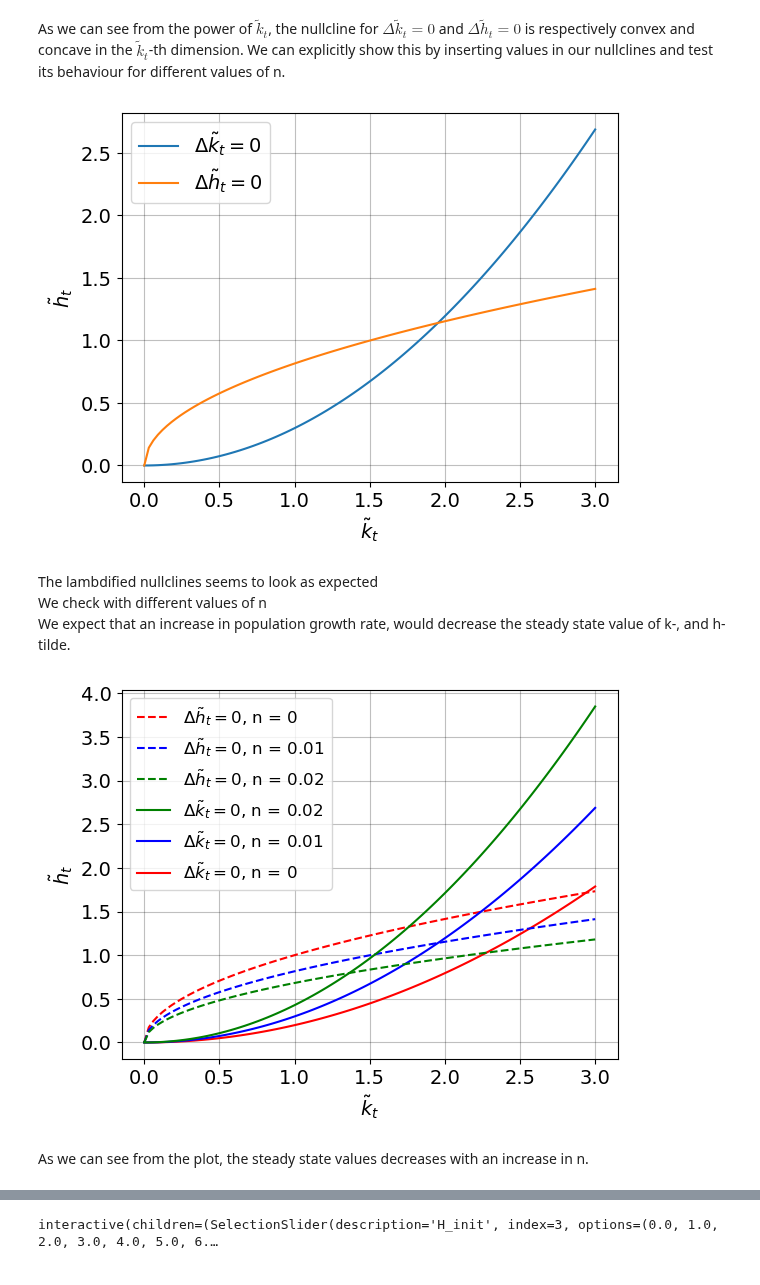
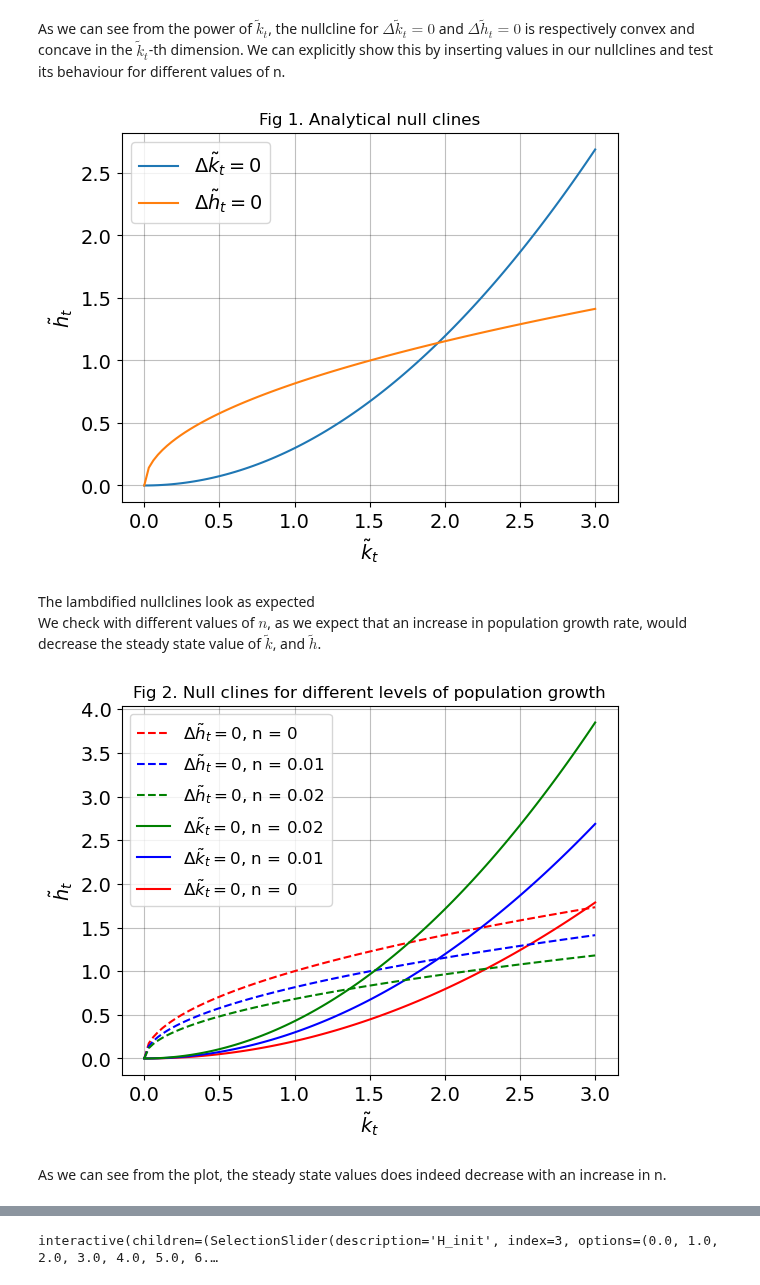
Before and after one commit to NumEconCopenhagen/projects-2023-scb, a Jupyter notebook: modelproject/modelproject.ipynb, the cells around one changed output, grey strips where cells are left out. Saved outputs shown, nothing was run; the diff lists cells and outputs as text; code cells hidden in the pictures.

```diff
--- a/modelproject/modelproject.ipynb
+++ b/modelproject/modelproject.ipynb
@@ -125,20 +128,20 @@ null_h_val = null_h_func(k_tilde_vec,alpha_val,delta_val,g_val, n_val, phi_val,
 # %%
 # c. plot nullclines
 fig = plt.figure()
 ax = fig.add_subplot(1,1,1)
 
 ax.plot(k_tilde_vec, null_k_val, label = r'$ \Delta \tilde{k}_t = 0$')
 ax.plot(k_tilde_vec, null_h_val, label = r'$ \Delta \tilde{h}_t = 0$')
 ax.set_xlabel(r'$\tilde{k}_t$',)
 ax.set_ylabel(r'$\tilde{h}_t$',)
+ax.set_title('Fig 1. Analytical null clines', size=12)
 
 ax.legend(loc='upper left');
 # %% [output]
-[figure, old version]
+[figure, new version]
 # %% [markdown]
-The lambdified nullclines seems to look as expected <br>
-We check with different values of n <br>
-We expect that an increase in population growth rate, would decrease the steady state value of k-, and h-tilde.
+The lambdified nullclines look as expected <br>
+We check with different values of $n$, as we expect that an increase in population growth rate, would decrease the steady state value of $\tilde{k}$, and $\tilde{h}$.
 # %%
 # plot nullclines for different values of n
 fig = plt.figure()
@@ -159,6 +162,7 @@ for i, n_val in enumerate(n_lst):
 
 ax.set_xlabel(r'$\tilde{k}_t$',)
 ax.set_ylabel(r'$\tilde{h}_t$',)
+ax.set_title('Fig 2. Null clines for different levels of population growth', size=12)
 
 # customize legend
 # i. specify order
@@ -168,6 +172,6 @@ order = [1,3,5,4,2,0] # 0 is the first label in default legend.
 # ii. pass handle & labels lists along with order
 ax.legend([handles[i] for i in order], [labels[i] for i in order], fontsize="12");
 # %% [output]
-[figure, old version]
+[figure, new version]
 # %% [markdown]
-As we can see from the plot, the steady state values decreases with an increase in n.
+As we can see from the plot, the steady state values does indeed decrease with an increase in n.
```
Also changed, not shown: parts of 12 cells of this notebook, 2 other files.
